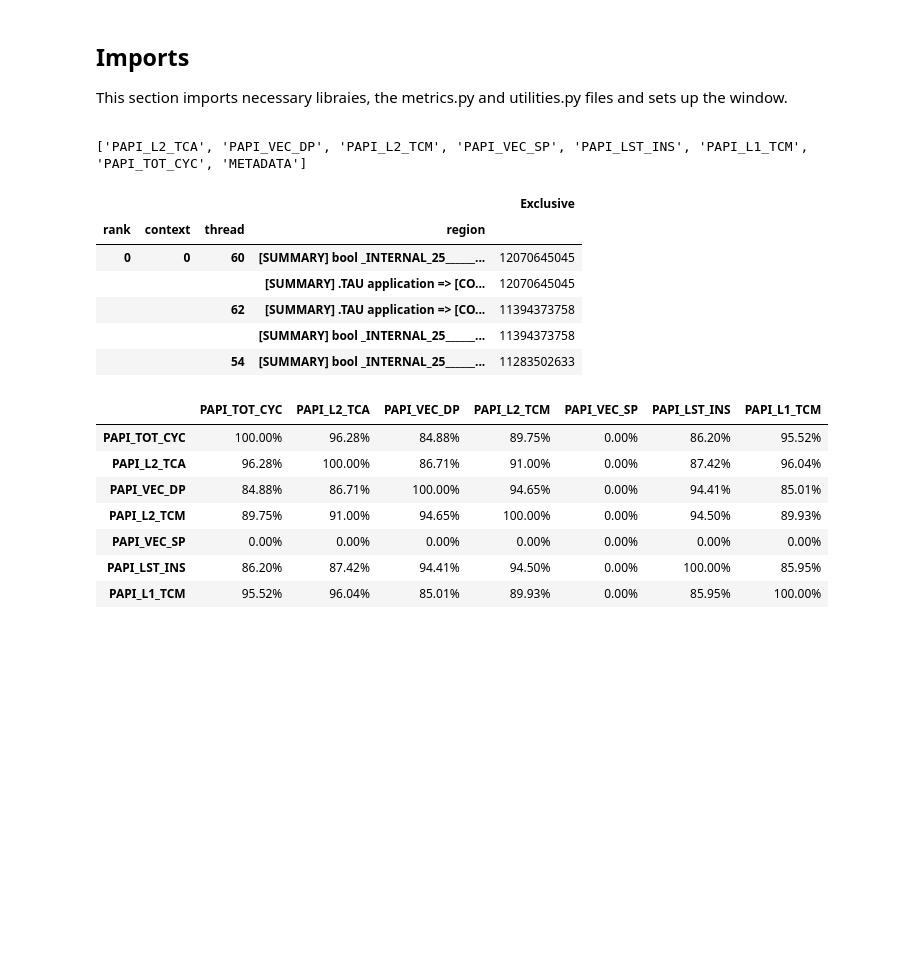
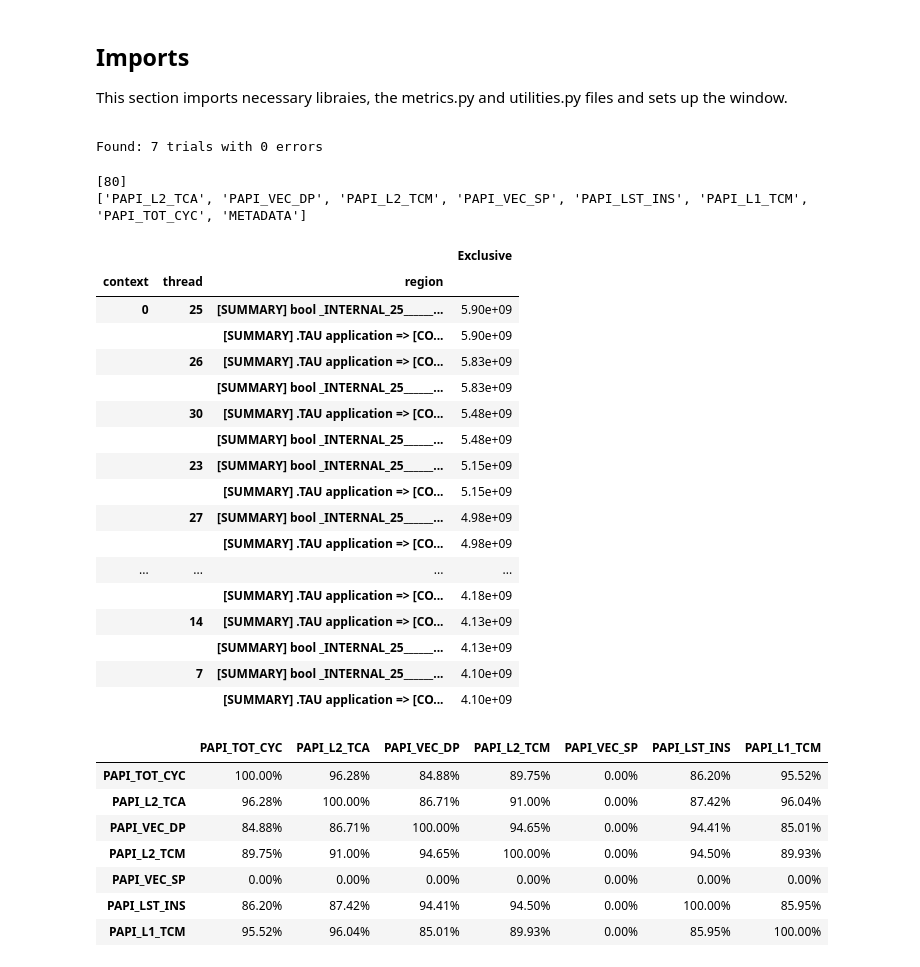
Before and after one commit to HPCL/PythonPerformanceAnalysis, a Jupyter notebook: example.ipynb, the cells around one changed output. Cells and saved outputs as stored; diff of their text form; code cells hidden in the pictures; blank space fills up the shorter version.

```diff
--- a/example.ipynb
+++ b/example.ipynb
@@ -42,22 +42,37 @@ import copy, shelve
 application = "pennant"
 exp = "example"
 
-data = load_perf_data(application,exp,nolibs=False,scaling=False,callpaths=True,data_dir="tau")
-
-print data.keys()
+data = load_perf_data(application,exp,nolibs=False,scaling=True,callpaths=True,data_dir="tau")
 # %% [output]
-['PAPI_L2_TCA', 'PAPI_VEC_DP', 'PAPI_L2_TCM', 'PAPI_VEC_SP', 'PAPI_LST_INS', 'PAPI_L1_TCM', 'PAPI_TOT_CYC', 'METADATA']
+Found: 7 trials with 0 errors
+# %%
+print data.keys()
+print data[80].keys()
+# %% [output]
+[80]
+['PAPI_L2_TCA', 'PAPI_VEC_DP', 'PAPI_L2_TCM', 'PAPI_VEC_SP', 'PAPI_LST_INS', 'PAPI_L1_TCM', 'PAPI_TOT_CYC', 'METADATA']
 # %%
-data_sorted = data['PAPI_TOT_CYC'][['Exclusive']].sort_values(by='Exclusive',ascending=False)
-data_sorted.head(5)
+data_sorted = data[32]['PAPI_TOT_CYC'][['Exclusive']].sort_values(by='Exclusive',ascending=False)
+data_sorted.head(20)
 # %% [output]
-|  |  |  |  | Exclusive |
-| rank | context | thread | region |  |
-| 0 | 0 | 60 | [SUMMARY] bool _INTERNAL_25______... | 12070645045 |
-|  |  |  | [SUMMARY] .TAU application => [CO... | 12070645045 |
-|  |  | 62 | [SUMMARY] .TAU application => [CO... | 11394373758 |
-|  |  |  | [SUMMARY] bool _INTERNAL_25______... | 11394373758 |
-|  |  | 54 | [SUMMARY] bool _INTERNAL_25______... | 11283502633 |
+|  |  |  | Exclusive |
+| context | thread | region |  |
+| 0 | 25 | [SUMMARY] bool _INTERNAL_25______... | 5.90e+09 |
+|  |  | [SUMMARY] .TAU application => [CO... | 5.90e+09 |
+|  | 26 | [SUMMARY] .TAU application => [CO... | 5.83e+09 |
+|  |  | [SUMMARY] bool _INTERNAL_25______... | 5.83e+09 |
+|  | 30 | [SUMMARY] .TAU application => [CO... | 5.48e+09 |
+|  |  | [SUMMARY] bool _INTERNAL_25______... | 5.48e+09 |
+|  | 23 | [SUMMARY] bool _INTERNAL_25______... | 5.15e+09 |
+|  |  | [SUMMARY] .TAU application => [CO... | 5.15e+09 |
+|  | 27 | [SUMMARY] bool _INTERNAL_25______... | 4.98e+09 |
+|  |  | [SUMMARY] .TAU application => [CO... | 4.98e+09 |
+| ... | ... | ... | ... |
+|  |  | [SUMMARY] .TAU application => [CO... | 4.18e+09 |
+|  | 14 | [SUMMARY] .TAU application => [CO... | 4.13e+09 |
+|  |  | [SUMMARY] bool _INTERNAL_25______... | 4.13e+09 |
+|  | 7 | [SUMMARY] bool _INTERNAL_25______... | 4.10e+09 |
+|  |  | [SUMMARY] .TAU application => [CO... | 4.10e+09 |
 # %%
 alldata = combine_metrics(data,inc_exc='Exclusive')
 
```
Also changed, not shown: parts of 1 cell of this notebook, 3 other files.
